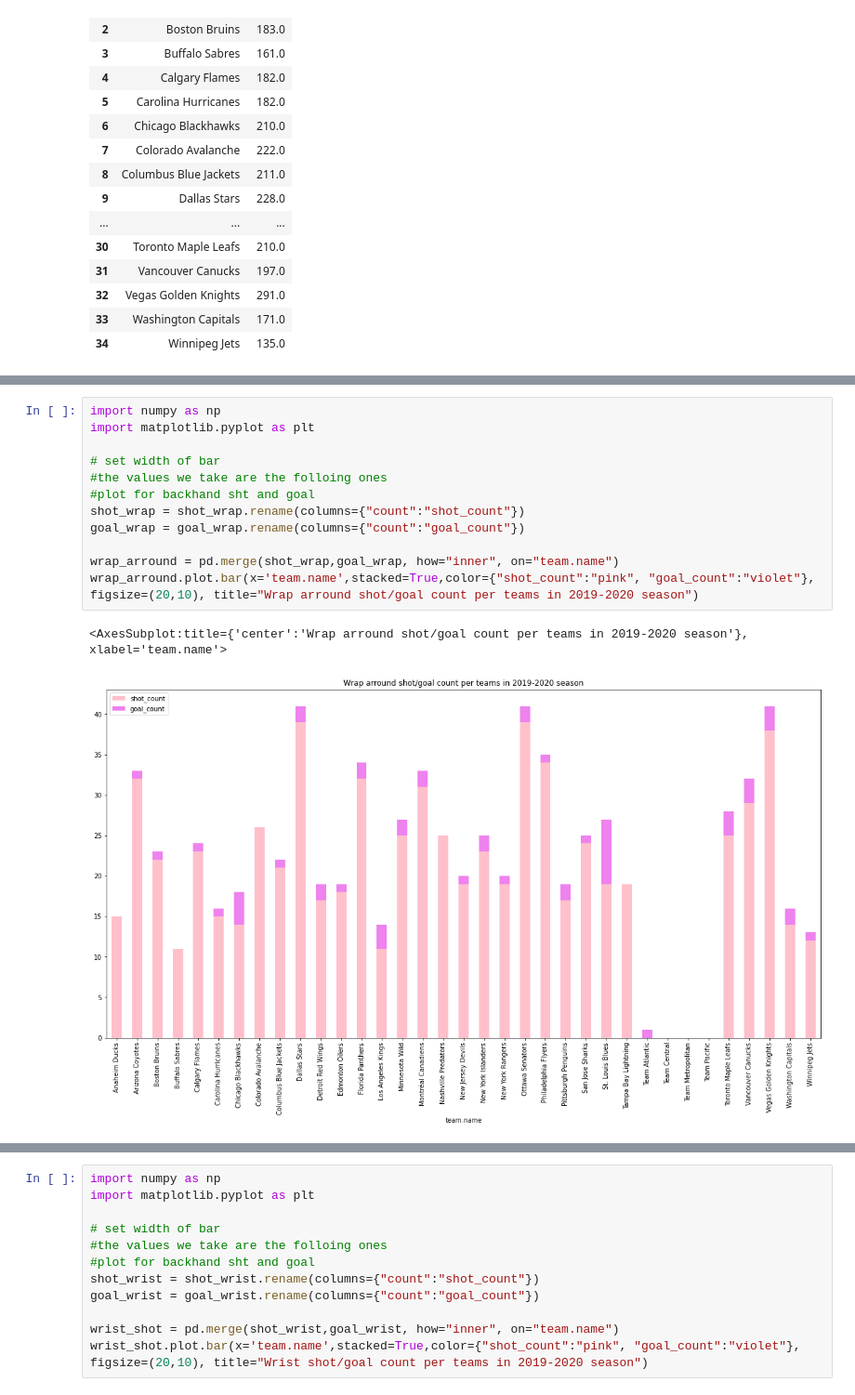
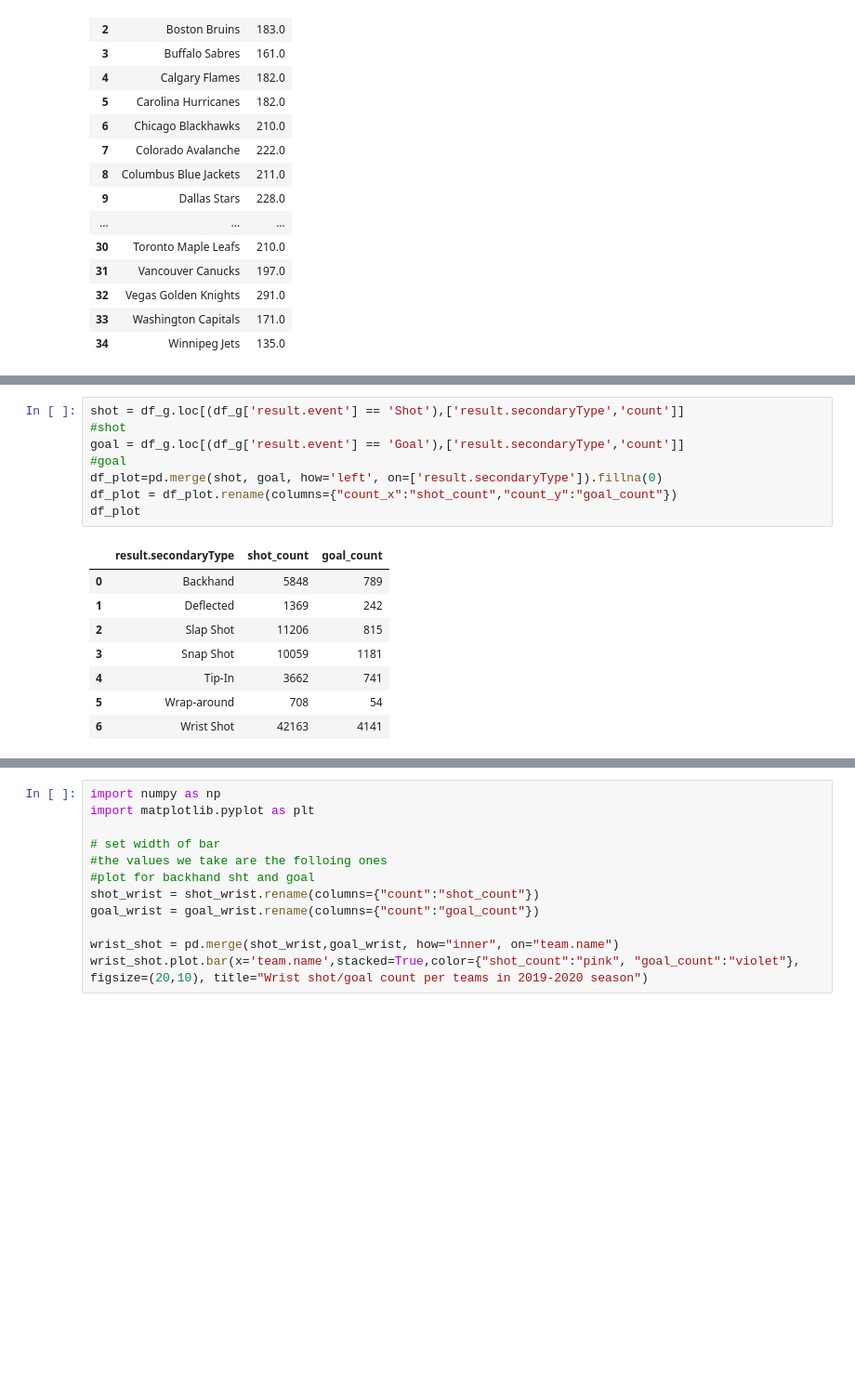
Before and after one commit to M0rph3e/ift6758-project-main, a Jupyter notebook: notebooks/data_visualizations.ipynb, the cells around one changed output, grey strips where cells are left out. Shown: that part at 93% size. Drawn from its saved outputs; the diff is of its cells as text; blank space fills up the shorter version.

```diff
--- a/notebooks/data_visualizations.ipynb
+++ b/notebooks/data_visualizations.ipynb
@@ -250,15 +165,17 @@ tip_in.plot.bar(x='team.name',stacked=True,color={"shot_count":"pink", "goal_cou
-# %%
-import numpy as np
-import matplotlib.pyplot as plt
-
-# set width of bar
-#the values we take are the folloing ones
-#plot for backhand sht and goal
-shot_wrap = shot_wrap.rename(columns={"count":"shot_count"})
-goal_wrap = goal_wrap.rename(columns={"count":"goal_count"})
-
-wrap_arround = pd.merge(shot_wrap,goal_wrap, how="inner", on="team.name")
-wrap_arround.plot.bar(x='team.name',stacked=True,color={"shot_count":"pink", "goal_count":"violet"}, figsize=(20,10), title="Wrap arround shot/goal count per teams in 2019-2020 season")
-# %% [output]
-<AxesSubplot:title={'center':'Wrap arround shot/goal count per teams in 2019-2020 season'}, xlabel='team.name'>
-[figure, removed]
+# %%
+shot = df_g.loc[(df_g['result.event'] == 'Shot'),['result.secondaryType','count']]
+#shot
+goal = df_g.loc[(df_g['result.event'] == 'Goal'),['result.secondaryType','count']]
+#goal
+df_plot=pd.merge(shot, goal, how='left', on=['result.secondaryType']).fillna(0)
+df_plot = df_plot.rename(columns={"count_x":"shot_count","count_y":"goal_count"})
+df_plot
+# %% [output]
+|  | result.secondaryType | shot_count | goal_count |
+| 0 | Backhand | 5848 | 789 |
+| 1 | Deflected | 1369 | 242 |
+| 2 | Slap Shot | 11206 | 815 |
+| 3 | Snap Shot | 10059 | 1181 |
+| 4 | Tip-In | 3662 | 741 |
+| 5 | Wrap-around | 708 | 54 |
+| 6 | Wrist Shot | 42163 | 4141 |
```
Also changed, not shown: parts of 11 cells of this notebook.
